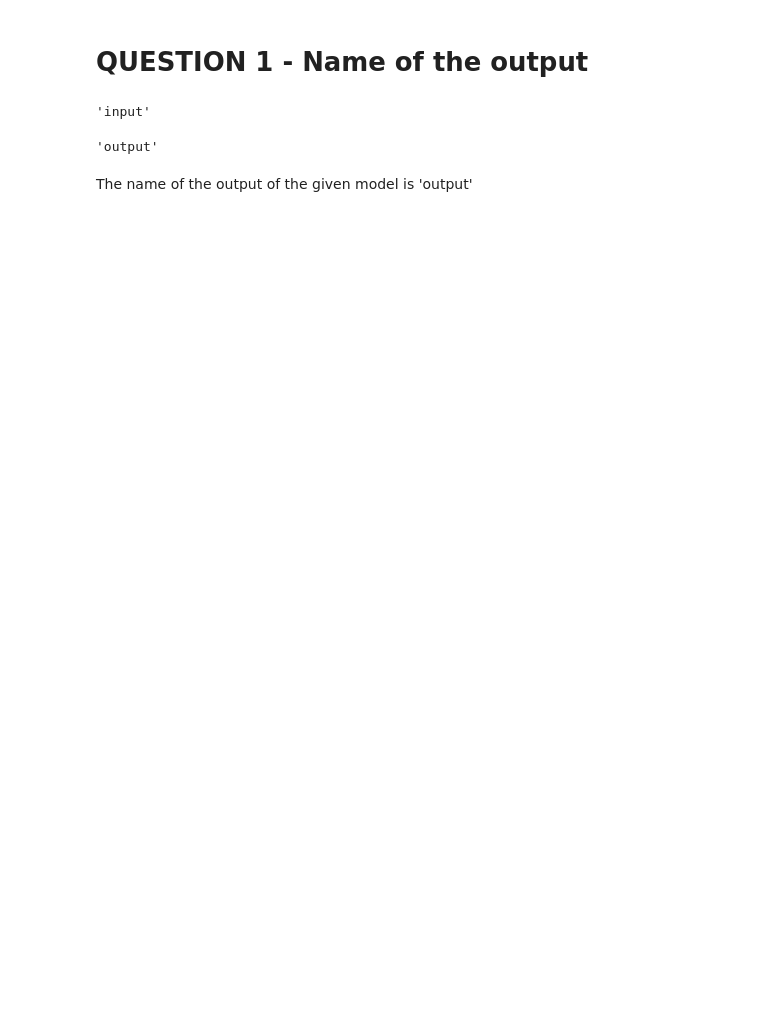
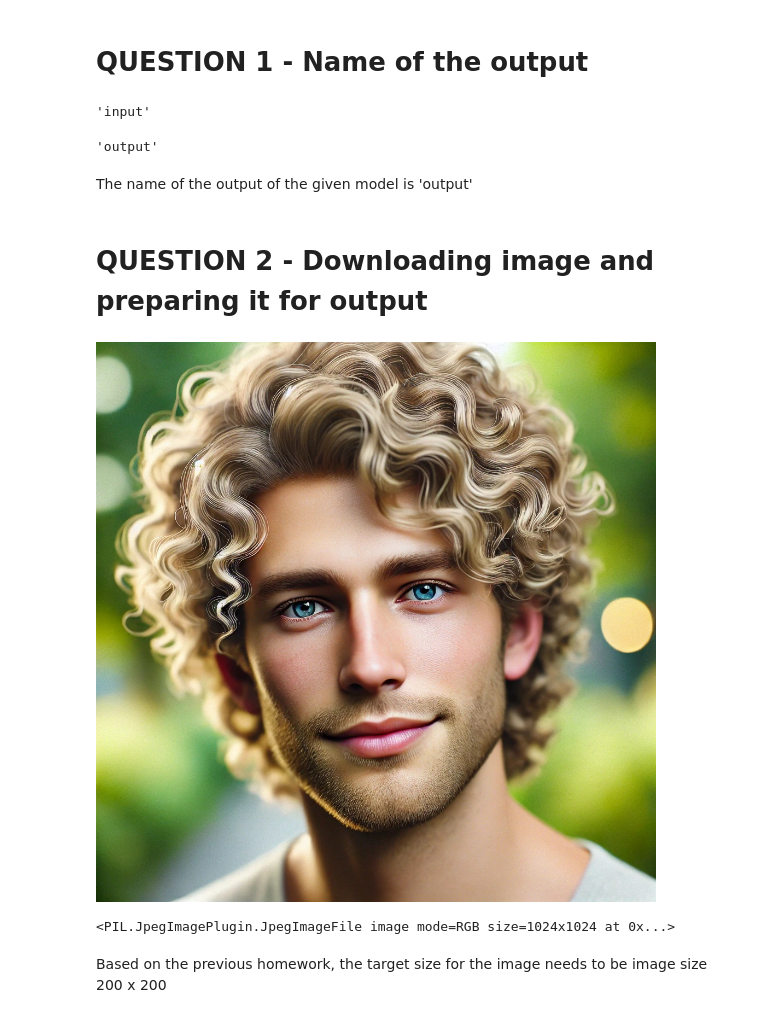
Before and after one commit to srikaldata/ml-zoomcamp-2025, a Jupyter notebook: 08-serverless/08-serverless-homework.ipynb, the cells around one changed output. Drawn from its saved outputs; the diff is of its cells as text; code cells hidden in the pictures; blank space fills up the shorter version.

Commit message:
serverless - hw - q2 target size of the input image

```diff
--- a/08-serverless/08-serverless-homework.ipynb
+++ b/08-serverless/08-serverless-homework.ipynb
@@ -28,3 +31,35 @@ output_name
 'output'
 # %% [markdown]
 The name of the output of the given model is 'output'
+# %% [markdown]
+# QUESTION 2 - Downloading image and preparing it for output
+# %%
+from io import BytesIO
+from urllib import request
+
+from PIL import Image
+
+def download_image(url):
+    with request.urlopen(url) as resp:
+        buffer = resp.read()
+    stream = BytesIO(buffer)
+    img = Image.open(stream)
+    return img
+
+
+def prepare_image(img, target_size):
+    if img.mode != 'RGB':
+        img = img.convert('RGB')
+    img = img.resize(target_size, Image.NEAREST)
+    return img
+# %%
+# downloading the image
+temp_img_url = 'https://habrastorage.org/webt/yf/_d/ok/yf_dokzqy3vcritme8ggnzqlvwa.jpeg'
+
+temp_img = download_image(temp_img_url)
+
+display(temp_img)
+print(temp_img)
+# %% [output]
+[figure, added]
+<PIL.JpegImagePlugin.JpegImageFile image mode=RGB size=1024x1024 at 0x...>
@@ -30,0 +69,2 @@ The name of the output of the given model is 'output'
+# %% [markdown]
+Based on the previous homework, the target size for the image needs to be image size 200 x 200
```
Also changed, not shown: parts of 2 cells of this notebook.
